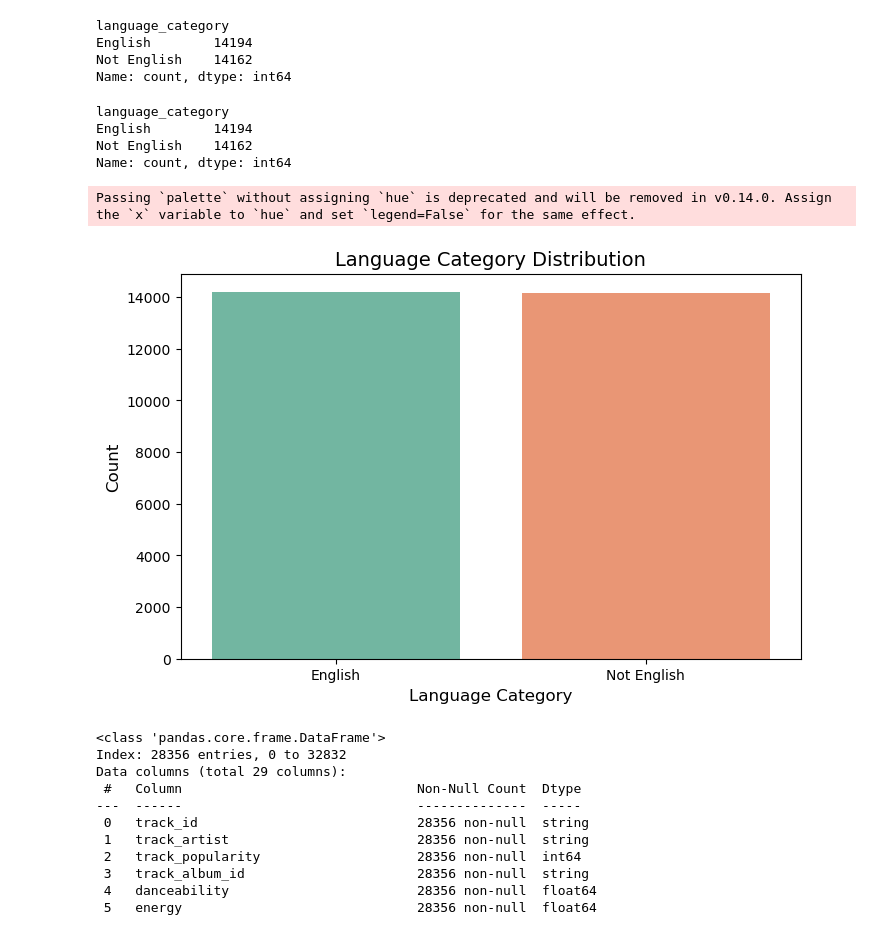
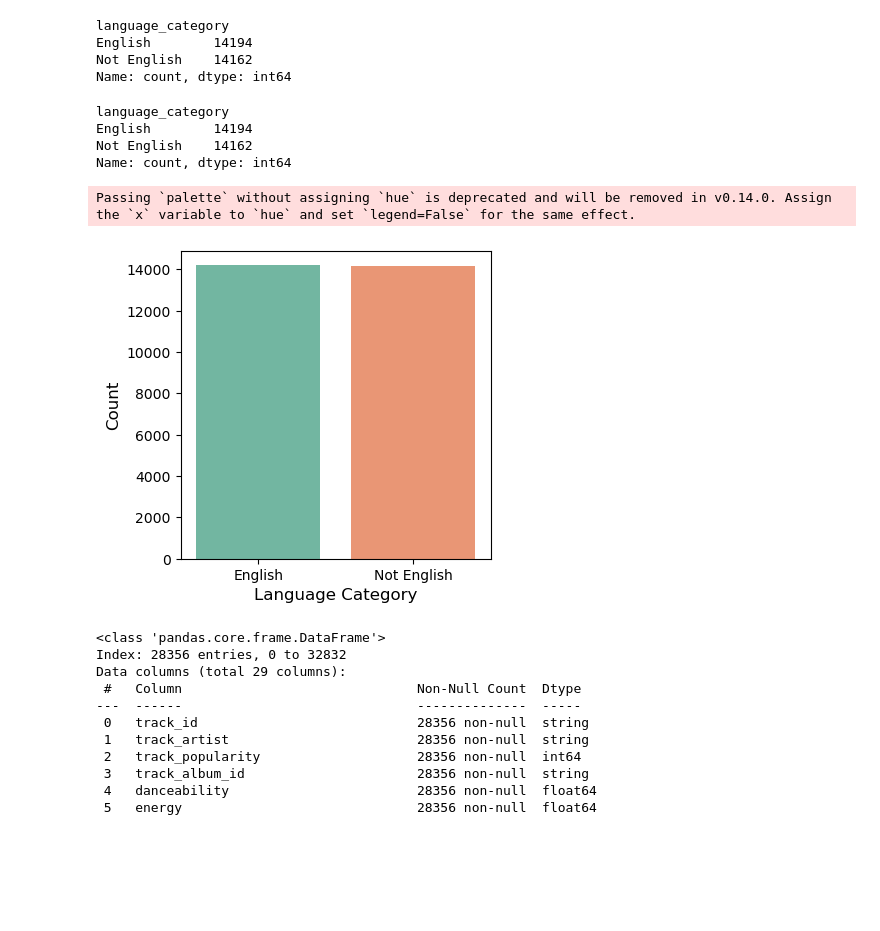
Before and after one commit to atar771/spotify, a Jupyter notebook: Feature_Engineering_SPOTIFY_SONG_new.ipynb, the cells around one changed output. Saved outputs shown, nothing was run; the diff lists cells and outputs as text; code cells hidden in the pictures; blank space fills up the shorter version.

```diff
--- a/Feature_Engineering_SPOTIFY_SONG_new.ipynb
+++ b/Feature_Engineering_SPOTIFY_SONG_new.ipynb
@@ -171,31 +171,31 @@ Name: count, dtype: int64
 # %%
 import seaborn as sns
 import matplotlib.pyplot as plt
 
 # Ensure 'language' column exists and clean it
 df_text["language"] = df_text["language"].astype(str).str.strip().str.lower().fillna("unknown")
 
 # Categorize as English or Not English
 df["language_category"] = df_text["language"].apply(lambda x: "English" if x == "en" else "Not English")
 
 # Display counts
 print(df["language_category"].value_counts())
 
 # Plotting the distribution of language categories
-plt.figure(figsize=(8, 5))
+plt.figure(figsize=(4, 4))
 sns.countplot(data=df, x='language_category', palette='Set2')
-plt.title('Language Category Distribution', fontsize=14)
+#plt.title('Language Category', fontsize=14)
 plt.xlabel('Language Category', fontsize=12)
 plt.ylabel('Count', fontsize=12)
 plt.xticks(rotation=0)
 plt.show()
 # %% [output]
 language_category
 English        14194
 Not English    14162
 Name: count, dtype: int64
 Passing `palette` without assigning `hue` is deprecated and will be removed in v0.14.0. Assign the `x` variable to `hue` and set `legend=False` for the same effect.
-[figure, old version]
+[figure, new version]
 # %%
 df.info() # checking
 # %% [output]
```
